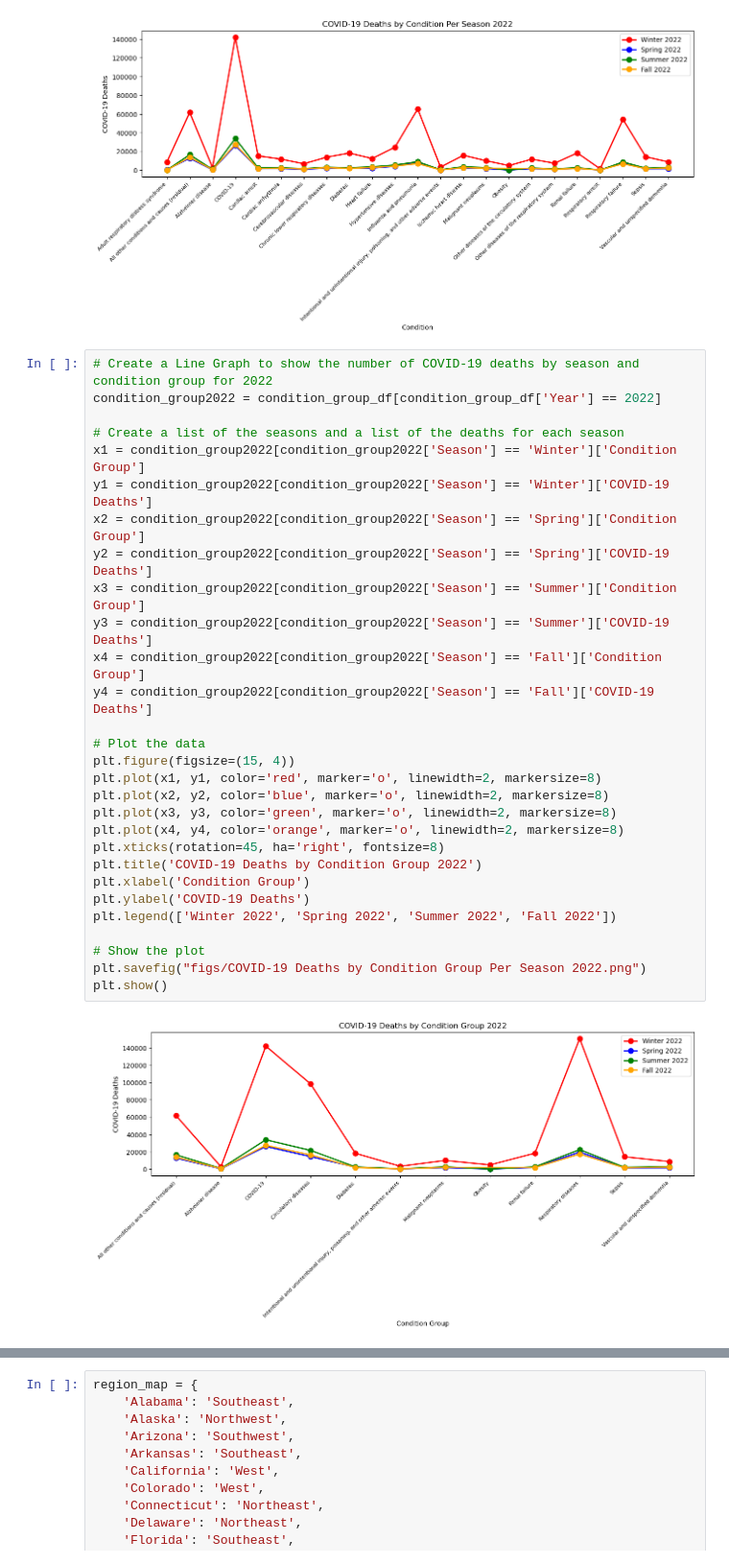
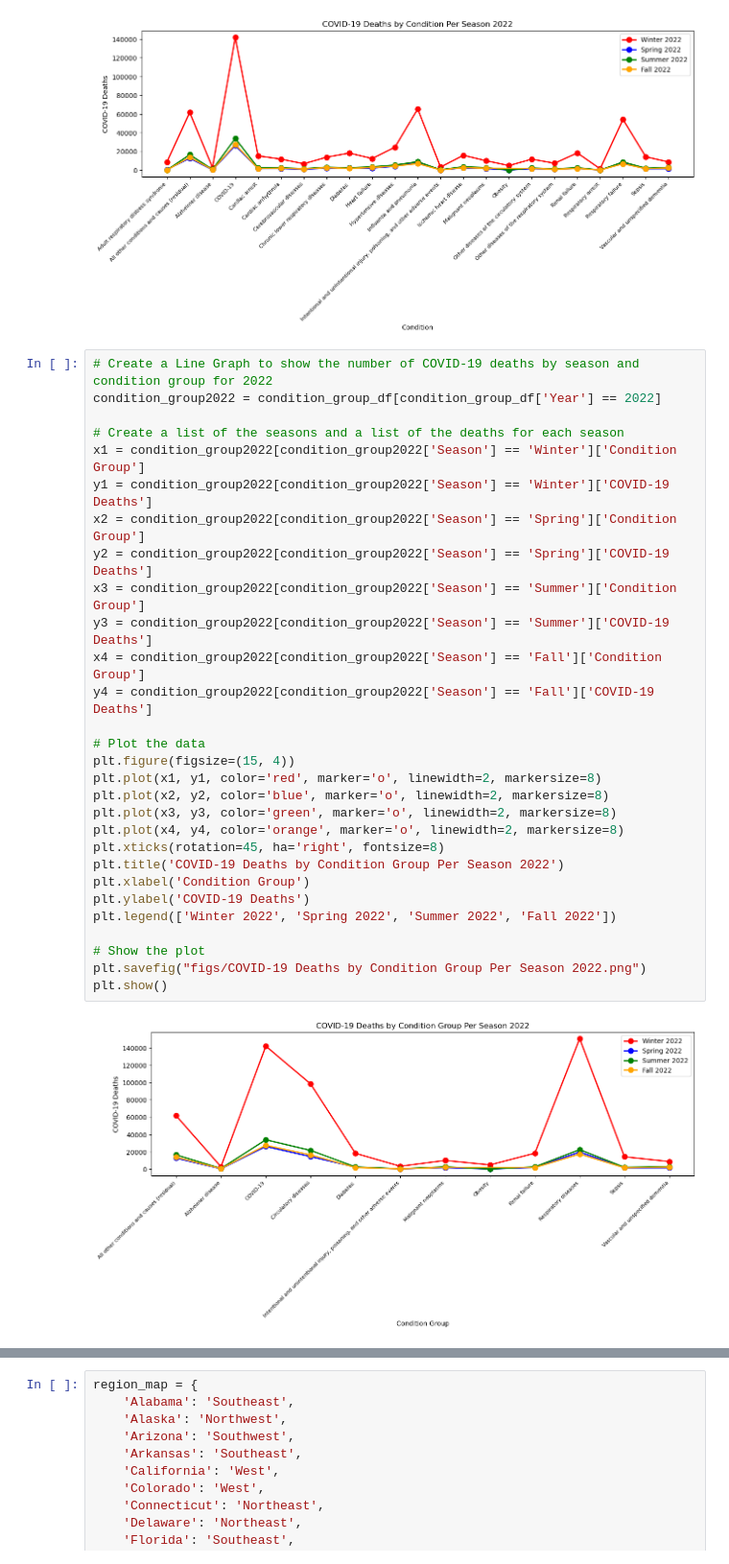
Before and after one commit to willbang548/Group_1, a Jupyter notebook: main.ipynb, the cells around one changed output, grey strips where cells are left out. Shown at 96% size. Cells and saved outputs as stored; diff of their text form.

```diff
--- a/main.ipynb
+++ b/main.ipynb
@@ -603,31 +653,31 @@ plt.show()
 # %%
 # Create a Line Graph to show the number of COVID-19 deaths by season and condition group for 2022
 condition_group2022 = condition_group_df[condition_group_df['Year'] == 2022]
 
 # Create a list of the seasons and a list of the deaths for each season
 x1 = condition_group2022[condition_group2022['Season'] == 'Winter']['Condition Group']
 y1 = condition_group2022[condition_group2022['Season'] == 'Winter']['COVID-19 Deaths']
 x2 = condition_group2022[condition_group2022['Season'] == 'Spring']['Condition Group']
 y2 = condition_group2022[condition_group2022['Season'] == 'Spring']['COVID-19 Deaths']
 x3 = condition_group2022[condition_group2022['Season'] == 'Summer']['Condition Group']
 y3 = condition_group2022[condition_group2022['Season'] == 'Summer']['COVID-19 Deaths']
 x4 = condition_group2022[condition_group2022['Season'] == 'Fall']['Condition Group']
 y4 = condition_group2022[condition_group2022['Season'] == 'Fall']['COVID-19 Deaths']
 
 # Plot the data
 plt.figure(figsize=(15, 4))
 plt.plot(x1, y1, color='red', marker='o', linewidth=2, markersize=8)
 plt.plot(x2, y2, color='blue', marker='o', linewidth=2, markersize=8)
 plt.plot(x3, y3, color='green', marker='o', linewidth=2, markersize=8)
 plt.plot(x4, y4, color='orange', marker='o', linewidth=2, markersize=8)
 plt.xticks(rotation=45, ha='right', fontsize=8)
-plt.title('COVID-19 Deaths by Condition Group 2022')
+plt.title('COVID-19 Deaths by Condition Group Per Season 2022')
 plt.xlabel('Condition Group')
 plt.ylabel('COVID-19 Deaths')
 plt.legend(['Winter 2022', 'Spring 2022', 'Summer 2022', 'Fall 2022'])
 
 # Show the plot
 plt.savefig("figs/COVID-19 Deaths by Condition Group Per Season 2022.png")
 plt.show()
 # %% [output]
-[figure, old version]
+[figure, new version]
```
Also changed, not shown: parts of 3 cells of this notebook, 7 other files.
